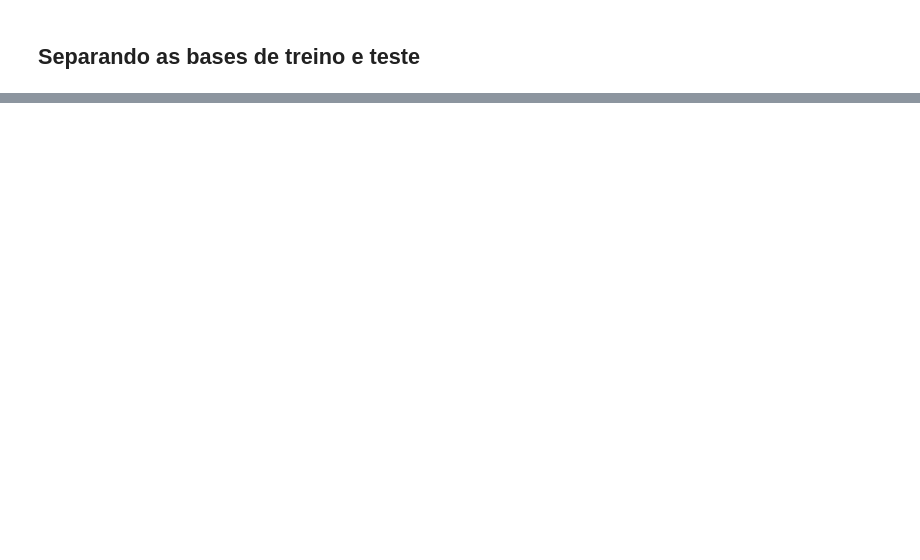
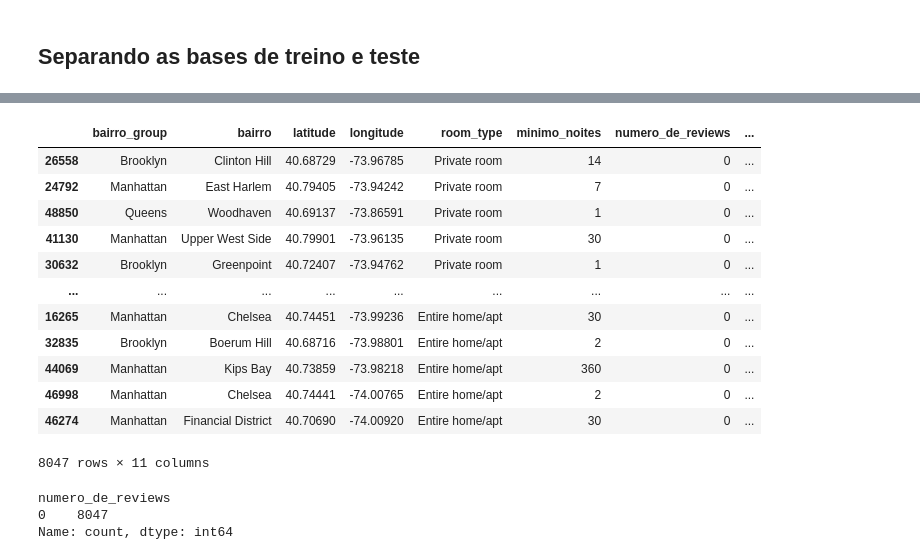
Before and after one commit to rfprates/LH_CD_RODRIGOPRATES, a Jupyter notebook: modelling/Modelling.ipynb, the cells around one changed output, grey strips where cells are left out. Saved outputs shown, nothing was run; the diff lists cells and outputs as text; code cells hidden in the pictures; blank space fills up the shorter version.

```diff
--- a/modelling/Modelling.ipynb
+++ b/modelling/Modelling.ipynb
@@ -108,0 +280,24 @@ memory usage: 6.0+ MB
+# %%
+# filtrando todas as linhas do dataset de treino com dados nulos
+X_train[X_train.isnull().any(axis = 1)]
+# %% [output]
+|  | bairro_group | bairro | latitude | longitude | room_type | minimo_noites | numero_de_reviews | ... |
+| 26558 | Brooklyn | Clinton Hill | 40.68729 | -73.96785 | Private room | 14 | 0 | ... |
+| 24792 | Manhattan | East Harlem | 40.79405 | -73.94242 | Private room | 7 | 0 | ... |
+| 48850 | Queens | Woodhaven | 40.69137 | -73.86591 | Private room | 1 | 0 | ... |
+| 41130 | Manhattan | Upper West Side | 40.79901 | -73.96135 | Private room | 30 | 0 | ... |
+| 30632 | Brooklyn | Greenpoint | 40.72407 | -73.94762 | Private room | 1 | 0 | ... |
+| ... | ... | ... | ... | ... | ... | ... | ... | ... |
+| 16265 | Manhattan | Chelsea | 40.74451 | -73.99236 | Entire home/apt | 30 | 0 | ... |
+| 32835 | Brooklyn | Boerum Hill | 40.68716 | -73.98801 | Entire home/apt | 2 | 0 | ... |
+| 44069 | Manhattan | Kips Bay | 40.73859 | -73.98218 | Entire home/apt | 360 | 0 | ... |
+| 46998 | Manhattan | Chelsea | 40.74441 | -74.00765 | Entire home/apt | 2 | 0 | ... |
+| 46274 | Manhattan | Financial District | 40.70690 | -74.00920 | Entire home/apt | 30 | 0 | ... |
+8047 rows × 11 columns
+# %%
+# exibindo somente os dados da coluna 'numero_de_reviews'
+X_train[X_train.isnull().any(axis = 1)]['numero_de_reviews'].value_counts()
+# %% [output]
+numero_de_reviews
+0    8047
+Name: count, dtype: int64
```
Also changed, not shown: parts of 41 cells of this notebook.
